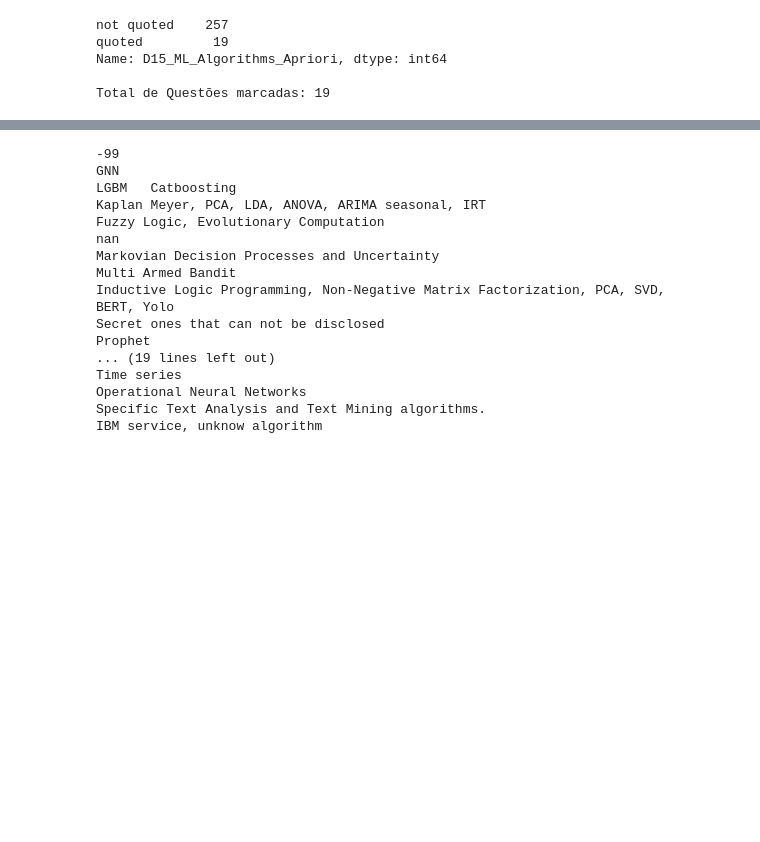
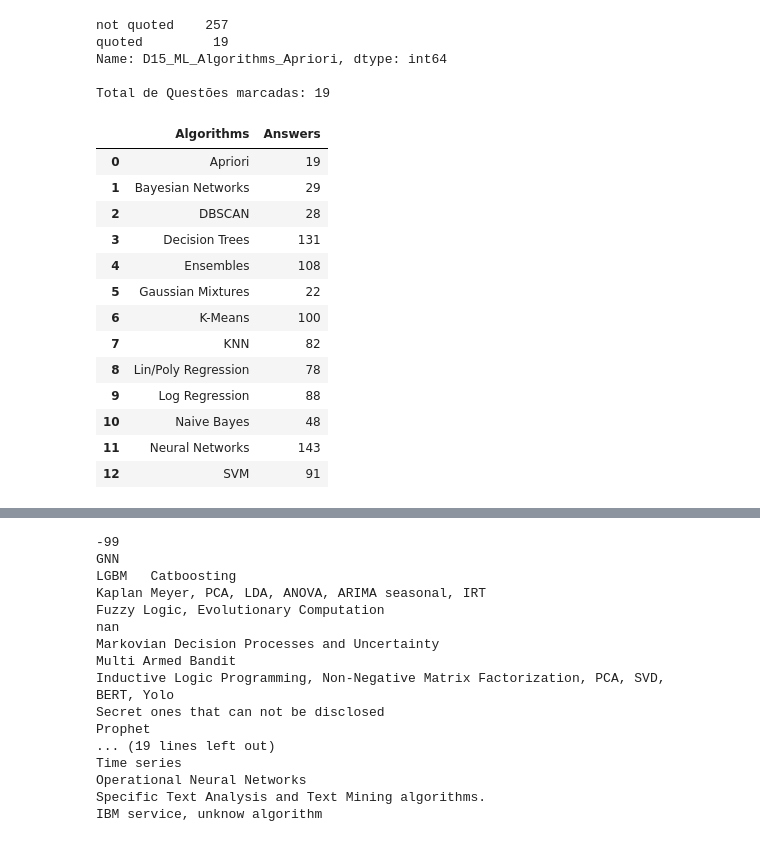
Before and after one commit to Software-Science-Lab-PUC-Rio/napiml-analysis, a Jupyter notebook: Analysis/D15.ipynb, the cells around one changed output, grey strips where cells are left out. Drawn from its saved outputs; the diff is of its cells as text; code cells hidden in the pictures; blank space fills up the shorter version.

```diff
--- a/Analysis/D15.ipynb
+++ b/Analysis/D15.ipynb
@@ -67,0 +68,17 @@ d15_df= pd.DataFrame(data={'Algorithms': algorithms, 'Answers': algorithms_total
+# %%
+d15_df
+# %% [output]
+|  | Algorithms | Answers |
+| 0 | Apriori | 19 |
+| 1 | Bayesian Networks | 29 |
+| 2 | DBSCAN | 28 |
+| 3 | Decision Trees | 131 |
+| 4 | Ensembles | 108 |
+| 5 | Gaussian Mixtures | 22 |
+| 6 | K-Means | 100 |
+| 7 | KNN | 82 |
+| 8 | Lin/Poly Regression | 78 |
+| 9 | Log Regression | 88 |
+| 10 | Naive Bayes | 48 |
+| 11 | Neural Networks | 143 |
+| 12 | SVM | 91 |
```
Also changed, not shown: parts of 6 cells of this notebook, 16 other files.
